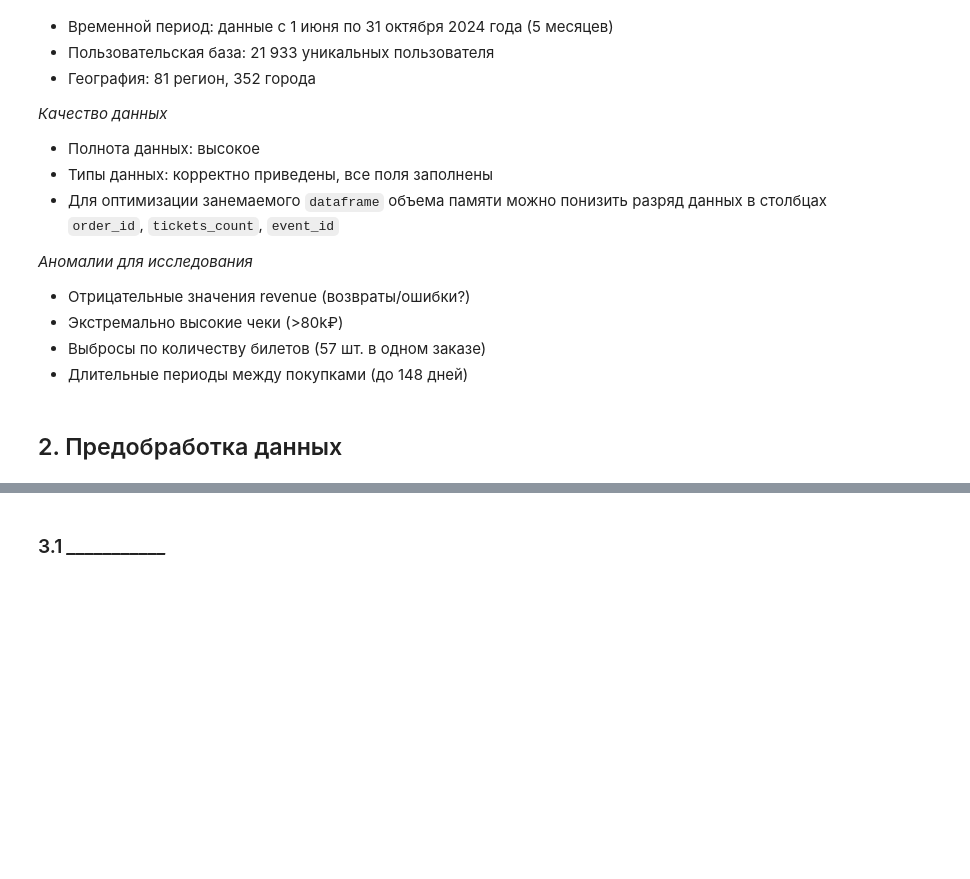
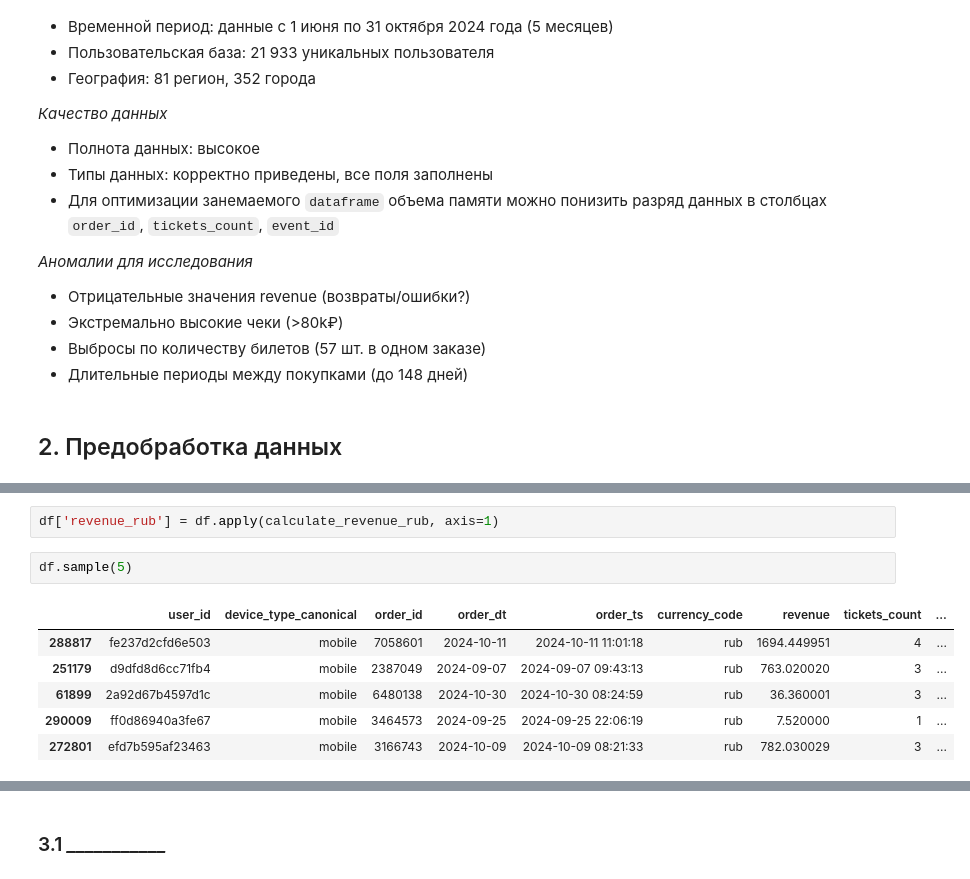
Before and after one commit to MEYakunin/Sprint9_Yandex_Afisha, a Jupyter notebook: Project.ipynb, the cells around one changed output, grey strips where cells are left out. Cells and saved outputs as stored; diff of their text form; blank space fills up the shorter version.

```diff
--- a/Project.ipynb
+++ b/Project.ipynb
@@ -160 +183,12 @@ df.describe(include='all')
+# %%
+df['revenue_rub'] = df.apply(calculate_revenue_rub, axis=1)
+# %%
+df.sample(5)
+# %% [output]
+|  | user_id | device_type_canonical | order_id | order_dt | order_ts | currency_code | revenue | tickets_count | ... |
+| 288817 | fe237d2cfd6e503 | mobile | 7058601 | 2024-10-11 | 2024-10-11 11:01:18 | rub | 1694.449951 | 4 | ... |
+| 251179 | d9dfd8d6cc71fb4 | mobile | 2387049 | 2024-09-07 | 2024-09-07 09:43:13 | rub | 763.020020 | 3 | ... |
+| 61899 | 2a92d67b4597d1c | mobile | 6480138 | 2024-10-30 | 2024-10-30 08:24:59 | rub | 36.360001 | 3 | ... |
+| 290009 | ff0d86940a3fe67 | mobile | 3464573 | 2024-09-25 | 2024-09-25 22:06:19 | rub | 7.520000 | 1 | ... |
+| 272801 | efd7b595af23463 | mobile | 3166743 | 2024-10-09 | 2024-10-09 08:21:33 | rub | 782.030029 | 3 | ... |
 # %% [markdown]
```
Also changed, not shown: parts of 14 cells of this notebook.
